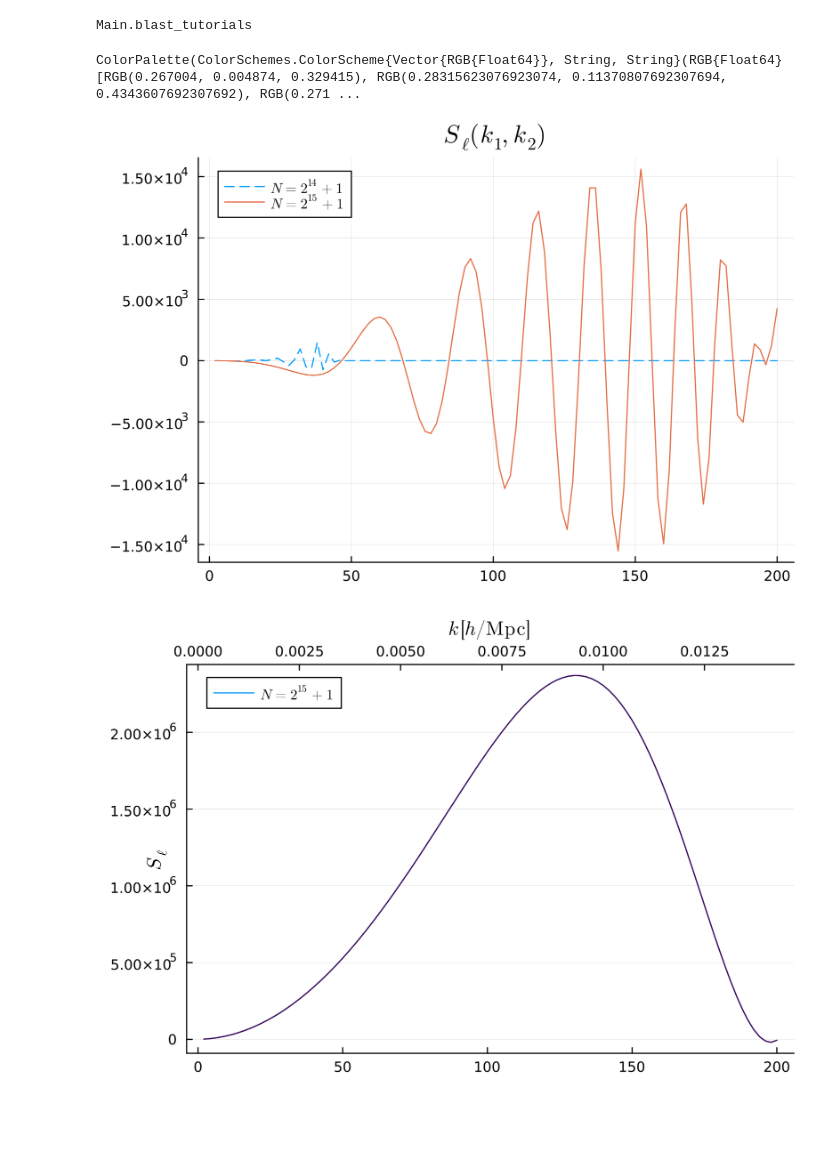
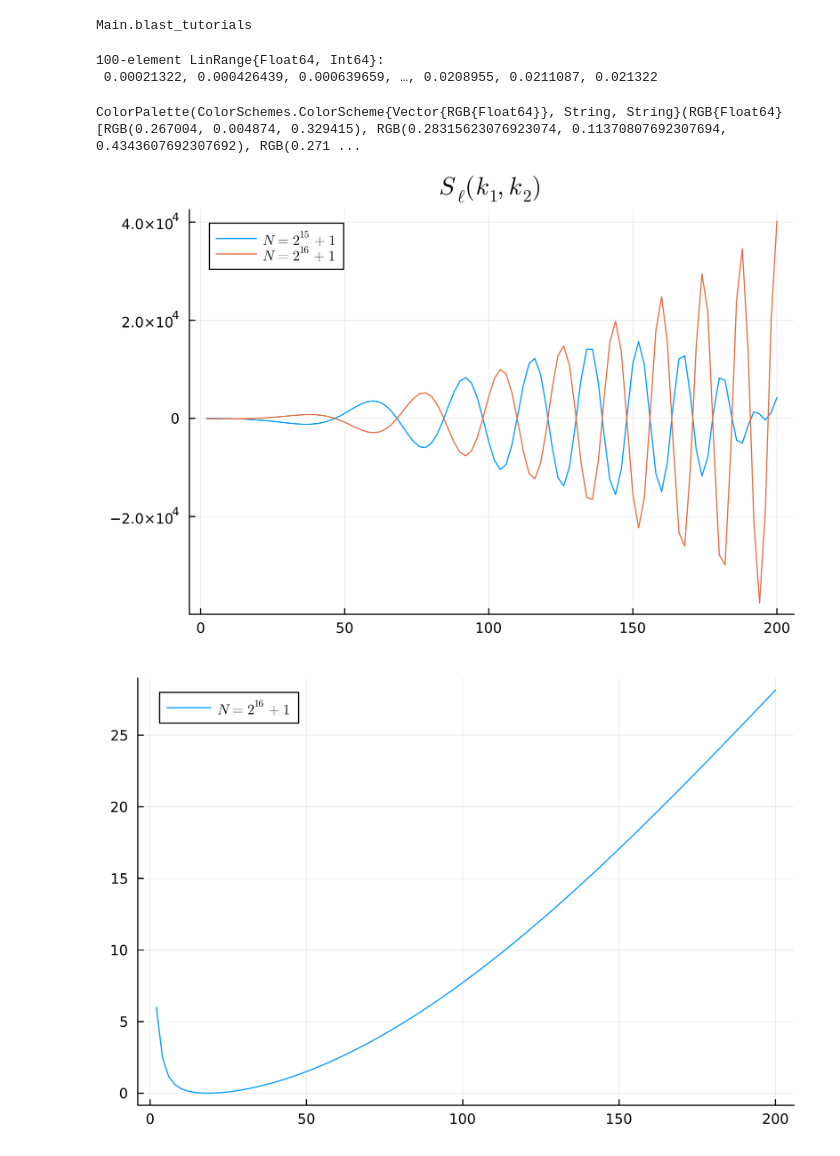
Before and after one commit to anvi-git/3D_Angular_Power_Spectrum, a Jupyter notebook: notebooks/comparisons.ipynb, the cells around one changed output. Saved outputs shown, nothing was run; the diff lists cells and outputs as text; code cells hidden in the pictures; blank space fills up the shorter version.

```diff
--- a/notebooks/comparisons.ipynb
+++ b/notebooks/comparisons.ipynb
@@ -45,6 +46,11 @@ using .blast_tutorials;
 #ℓ = Blast.ℓ
 ℓ = LinRange(2, 200, 100)
 k_plot = ℓ / 14000; # in Mpc^{-1}
+h = 0.67
+k_plot = k_plot ./ (h) # in h/Mpc
+# %% [output]
+100-element LinRange{Float64, Int64}:
+ 0.00021322, 0.000426439, 0.000639659, …, 0.0208955, 0.0211087, 0.021322
 # %%
 colors = palette(:viridis, 14)
 # %% [output]
@@ -52,42 +58,34 @@ ColorPalette(ColorSchemes.ColorScheme{Vector{RGB{Float64}}, String, String}(RGB{
 # %%
 Slkk1 = npzread("out/runs/run_2026_06_06_124805/S_lkk.npy") # 2^5 +1
 Slkk2 = npzread("out/runs/run_2026_06_06_125047/S_lkk.npy") # 2^6 +1
 Slkk3 = npzread("out/runs/run_2026_06_06_125256/S_lkk.npy") # 2^7 +1
 Slkk4 = npzread("out/runs/run_2026_06_06_125710/S_lkk.npy") # 2^8 +1
 Slkk5 = npzread("out/runs/run_2026_06_06_130339/S_lkk.npy") # 2^9 +1
 Slkk6 = npzread("out/runs/run_2026_06_06_131638/S_lkk.npy") # 2^10 +1
 Slkk7 = npzread("out/runs/run_2026_06_06_134103/S_lkk.npy") # 2^11 +1
 Slkk8 = npzread("out/runs/run_2026_06_06_142949/S_lkk.npy") # 2^12 +1
 Slkk9 = npzread("out/runs/run_2026_06_06_161327/S_lkk.npy") # 2^13 +1
 Slkk10 = npzread("out/runs/run_2026_06_06_195518/S_lkk.npy") # 2^14+1
 Slkk11 = npzread("out/runs/run_2026_06_07_033316/S_lkk.npy") # 2^15+1
+Slkk12 = npzread("out/runs/run_2026_06_09_085000/S_lkk.npy") # 2^16+1
 
 i = 1; j = 1;
 ℓ = LinRange(2, 200, 100)
 #plot(ℓ, Slkk1[i,j,:] .* ℓ .* (ℓ .+ 1) / maximum(Slkk1[i,j,:]), linestyle = :auto, label = L" N = 2^5 + 1")
 # plot!(ℓ, Slkk2[i,j,:] .* ℓ .* (ℓ .+ 1) / maximum(Slkk2[i,j,:]), linestyle = :auto, label = L" N = 2^6 + 1")
 # plot!(ℓ, Slkk3[i,j,:] .* ℓ .* (ℓ .+ 1) / maximum(Slkk3[i,j,:]), linestyle = :auto, label = L" N = 2^7 + 1")
 # plot!(ℓ, Slkk4[i,j,:] .* ℓ .* (ℓ .+ 1) / maximum(Slkk4[i,j,:]), linestyle = :auto, label = L" N = 2^8 + 1")
 # plot!(ℓ, Slkk5[i,j,:] .* ℓ .* (ℓ .+ 1) / maximum(Slkk5[i,j,:]), linestyle = :auto, label = L" N = 2^9 + 1")
 # plot!(ℓ, Slkk6[i,j,:] .* ℓ .* (ℓ .+ 1) / maximum(Slkk6[i,j,:]), linestyle = :auto, label = L" N = 2^{10} + 1")
 # plot!(ℓ, Slkk7[i,j,:] .* ℓ .* (ℓ .+ 1) / maximum(Slkk7[i,j,:]), linestyle = :auto, label = L" N = 2^{11} + 1")
 # plot!(ℓ, Slkk8[i,j,:] .* ℓ .* (ℓ .+ 1) / maximum(Slkk8[i,j,:]), linestyle = :auto, label = L" N = 2^{12} + 1")
 # plot!(ℓ, Slkk9[i,j,:] .* ℓ .* (ℓ .+ 1) / maximum(Slkk9[i,j,:]), linestyle = :auto, label = L" N = 2^{13} + 1")
-plot(ℓ, Slkk10[i,j,:] .* ℓ .* (ℓ .+ 1) / maximum(Slkk10[i,j,:]), linestyle = :auto, label = L" N = 2^{14} + 1")
-plot!(ℓ, Slkk11[i,j,:] .* ℓ .* (ℓ .+ 1) / maximum(Slkk11[i,j,:]), label = L" N = 2^{15} + 1")
-
-plot!(dpi = 300, legend=true, title = L"S_{\ell}(k_1,k_2)")
-# plot!(    twiny(),
-#     k_plot,
-#     Slkk1,
-#     label = false,
-#     color = colors[1],
-#     xlabel = L"k \, [h/\mathrm{Mpc}]",
-#     ylabel = L"S_\ell "
-# )
-# plot!(dpi = 300, legend=true)
+#Plots.plot(ℓ, Slkk10[i,j,:] .* ℓ .* (ℓ .+ 1) / maximum(Slkk10[i,j,:]), linestyle = :auto, label = L" N = 2^{14} + 1")
+Plots.plot(ℓ, Slkk11[i,j,:] .* ℓ .* (ℓ .+ 1) / maximum(Slkk11[i,j,:]), label = L" N = 2^{15} + 1")
+Plots.plot!(ℓ, Slkk12[i,j,:] .* ℓ .* (ℓ .+ 1) / maximum(Slkk12[i,j,:]), label = L" N = 2^{16} + 1")
+Plots.plot!(dpi = 300, legend=true, title = L"S_{\ell}(k_1,k_2)")
 # %% [output]
-[figure, old version]
+[figure, new version]
 # %%
 S1 = npzread("out/runs/run_2026_06_06_124805/S_l.npy") # 2^5 +1
 S2 = npzread("out/runs/run_2026_06_06_125047/S_l.npy") # 2^6 +1
@@ -100,8 +98,10 @@ S8 = npzread("out/runs/run_2026_06_06_142949/S_l.npy") # 2^12 +1
 S9 = npzread("out/runs/run_2026_06_06_161327/S_l.npy") # 2^13 +1
 S10 = npzread("out/runs/run_2026_06_06_195518/S_l.npy") # 2^14+1
 S11 = npzread("out/runs/run_2026_06_07_033316/S_l.npy") # 2^15+1
+S12 = npzread("out/runs/run_2026_06_09_085000/S_l.npy") # 2^16+1
 
 ℓ = LinRange(2, 200, 100)
+
 #plot(ℓ, S1 .* ℓ .* (ℓ .+ 1) / maximum(S1), linestyle = :auto, label = L" N = 2^5 + 1")
 # plot!(ℓ, S2 .* ℓ .* (ℓ .+ 1) / maximum(S2), linestyle = :auto, label = L" N = 2^6 + 1")
 # plot!(ℓ, S3 .* ℓ .* (ℓ .+ 1) / maximum(S3), linestyle = :auto, label = L" N = 2^7 + 1")
@@ -113,15 +113,8 @@ S11 = npzread("out/runs/run_2026_06_07_033316/S_l.npy") # 2^15+1
 # plot!(ℓ, S9 .* ℓ .* (ℓ .+ 1) / maximum(S9), linestyle = :auto, label = L" N = 2^{13} + 1")
 #plot(ℓ, S10 .* ℓ .* (ℓ .+ 1) / maximum(S10), linestyle = :auto, label = L" N = 2^{14} + 1")
 #plot(ℓ, S11 .* ℓ .* (ℓ .+ 1) / maximum(S11), label = L" N = 2^{15} + 1")
-plot(ℓ, S11 .* ℓ .* (ℓ .+ 1), label = L" N = 2^{15} + 1")
-plot!(    twiny(),
-    k_plot,
-    S11 .* ℓ .* (ℓ .+ 1),
-    label = false,
-    color = colors[1],
-    xlabel = L"k \, [h/\mathrm{Mpc}]",
-    ylabel = L"S_\ell "
-)
-plot!(dpi = 300, legend=true)
+#Plots.plot(ℓ, S11 .* ℓ .* (ℓ .+ 1) / maximum(S11), xlabel = L"\ell", label = L" N = 2^{15} + 1")
+Plots.plot(ℓ, S12 .* ℓ .* (ℓ .+ 1) / maximum(S12), label = L" N = 2^{16} + 1")
+Plots.plot!(dpi = 300, legend=true)
 # %% [output]
-[figure, old version]
+[figure, new version]
```
Also changed, not shown: parts of 3 cells of this notebook, 1 other file.
